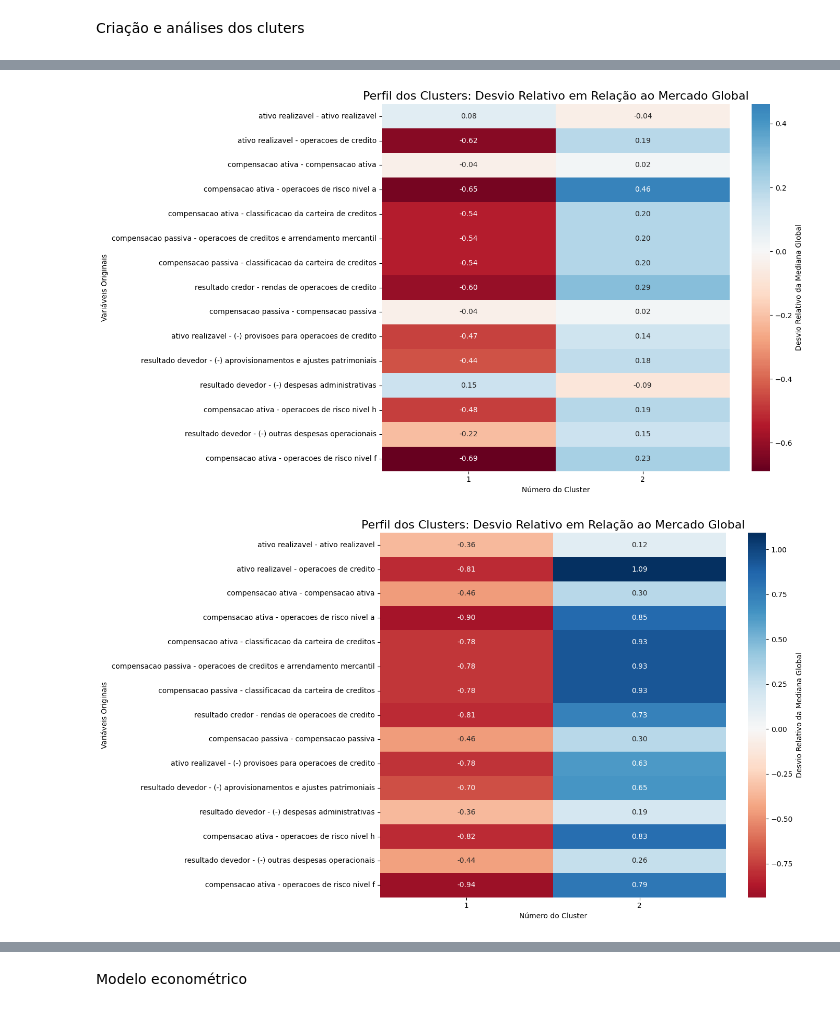
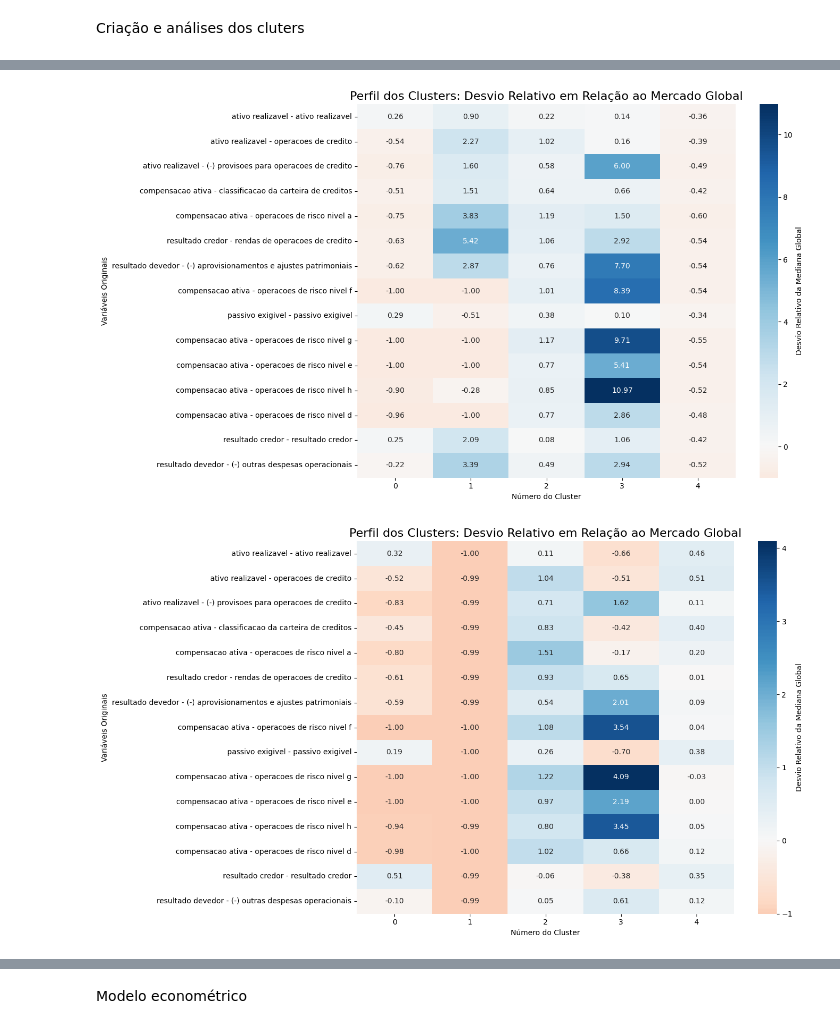
Before and after one commit to hspassos/banking, a Jupyter notebook: statistical_modelling.ipynb, the cells around one changed output, grey strips where cells are left out. Saved outputs shown, nothing was run; the diff lists cells and outputs as text; code cells hidden in the pictures.

Commit message:
Corrigido o uso do X e X_scaled para cada função, implementadas regressões anuais, variaveis que serão usadas para calcular Lerner e arquivo para rodar o modelo apenas para os bancos

```diff
--- a/statistical_modelling.ipynb
+++ b/statistical_modelling.ipynb
@@ -170,9 +170,12 @@ def eliminar_colunas_esparsas(df, df_original):
     print(f"Colunas com > 10% de nulos: {sum(esparsidade > 0.10)}")
     print(f"Colunas com > 20% de nulos: {sum(esparsidade > 0.20)}")
     print(f"Colunas com > 30% de nulos: {sum(esparsidade > 0.30)}")
+    print(f"Colunas com > 40% de nulos: {sum(esparsidade > 0.40)}")
+    print(f"Colunas com > 50% de nulos: {sum(esparsidade > 0.50)}")
 
     # 3. Definir o limiar
-    limiar_corte = 0.30
+    #limiar_corte = 0.30
+    limiar_corte = 0.40
 
     # Identificar colunas a serem removidas
     colunas_para_remover = esparsidade[esparsidade > limiar_corte].index
@@ -304,7 +357,7 @@ from sklearn.preprocessing import StandardScaler
 from sklearn.decomposition import PCA
 
 
-def remover_outliers_por_ano(df_original, df_filtrado, X, X_scaled, limite_desvios, n_componentes_fase1):
+def remover_outliers_por_ano(df_original, df_filtrado, X, limite_desvios, n_componentes_fase1):
     # 1. Separar os identificadores e a matriz numérica (X)
     colunas_id = ['ano', 'cnpj', 'nome', 'taxonomia']
 
@@ -345,7 +398,7 @@ def remover_outliers_por_ano(df_original, df_filtrado, X, X_scaled, limite_desvi
             'PC1 (%)': np.round(variancia_percentual[0], 2),
             'PC2 (%)': np.round(variancia_percentual[1], 2),
             'PC3 (%)': np.round(variancia_percentual[2], 2),
-            'PC4 (%)': np.round(variancia_percentual[3], 2),
+            #'PC4 (%)': np.round(variancia_percentual[3], 2),
             'Acumulada Fase 1 (%)': np.round(np.sum(variancia_percentual), 2)
         })
 
@@ -380,10 +433,10 @@ def remover_outliers_por_ano(df_original, df_filtrado, X, X_scaled, limite_desvi
 
     print("--- Evolução da Variância Explicada no SFN (Ano a Ano) ---")
     print(df_variancia_historica.to_string())
-    return df_original, df_filtrado, X, X_scaled
+    return df_original, df_filtrado, X
 
 # Parâmetros da Fase 1 (Ajuste os desvios e componentes conforme o seu Scree Plot)
 
-df_original, df_filtrado, X, X_scaled = remover_outliers_por_ano(df_original, df_filtrado, X, X_scaled, limite_desvios = 4, n_componentes_fase1 = 4)
+df_original, df_filtrado , X= remover_outliers_por_ano(df_original, df_filtrado, X, limite_desvios = 3, n_componentes_fase1 = 3)
 # %% [output]
 --- Evolução da Variância Explicada no SFN (Ano a Ano) ---
@@ -461,7 +516,9 @@ otimizar_pca_para_kmeans(X_scaled, numero_de_clusters)
 # %%
 # Criação do PCA Final com o Número de Componentes Otimizado
 
-def calcular_pca_final(X_scaled, num_componentes_pca):
+def calcular_pca_final(X, num_componentes_pca):
+    scaler = StandardScaler()
+    X_scaled = scaler.fit_transform(X)
     pca_final = PCA(n_components=num_componentes_pca) # num de componentes do PCA
     X_pca = pca_final.fit_transform(X_scaled)
 
@@ -503,8 +560,8 @@ def calcular_pca_final(X_scaled, num_componentes_pca):
     })
     return X_pca, df_pca_valores, loadings, pca_relevancia
 
-num_componentes_pca = 14
-X_pca, df_pca_valores, loadings, pca_relevancia = calcular_pca_final(X_scaled, num_componentes_pca)
+num_componentes_pca = 17
+X_pca, df_pca_valores, loadings, pca_relevancia = calcular_pca_final(X, num_componentes_pca)
 # %% [markdown]
 Criação e análises dos cluters
 # %%
@@ -543,16 +600,16 @@ df_filtrado, df_original, final_kmeans, cluster_profiles = criar_modelo_kmeans_f
 
 from scipy.stats import kruskal
 
-def calcular_kruskal_clusters(df, coluna_cluster):
+def calcular_kruskal_clusters(clusters, coluna_cluster):
     resultados = []
 
     # Seleciona apenas variáveis numéricas (ignorando a coluna do cluster)
-    colunas_numericas = df.select_dtypes(include=['float64', 'int64']).columns
+    colunas_numericas = clusters.select_dtypes(include=['float64', 'int64']).columns
     colunas_numericas = [col for col in colunas_numericas if col != coluna_cluster]
 
     for coluna in colunas_numericas:
         # Separa a variável em listas, uma para cada cluster, removendo os NaNs
-        grupos = [grupo[coluna].dropna() for nome, grupo in df.groupby(coluna_cluster)]
+        grupos = [grupo[coluna].dropna() for nome, grupo in clusters.groupby(coluna_cluster)]
 
         # Como o Kruskal exige pelo menos 2 grupos com dados, fazemos uma checagem
         if len(grupos) > 1:
@@ -572,7 +629,7 @@ def calcular_kruskal_clusters(df, coluna_cluster):
 
 # Vamos supor que o teste de Kruskal revelou que 'iip' e 'reser' são as melhores variáveis.
 def plotar_boxplots_por_cluster(clusters):
-    variaveis_top = ['compensacao ativa - operacoes de risco nivel a', 'ativo realizavel - operacoes de credito'] # Substitua pelas variáveis do topo da sua tabela
+    variaveis_top = ['ativo realizavel - ativo realizavel', 'ativo realizavel - operacoes de credito'] # Substitua pelas variáveis do topo da sua tabela
 
     # Configura o tamanho da figura para caber vários gráficos
     plt.figure(figsize=(12, 5 * len(variaveis_top)))
@@ -629,11 +686,12 @@ Passing `palette` without assigning `hue` is deprecated and will be removed in v
 # Criando o Heatmap de Perfil dos Clusters com as Variáveis Originais
 
 def plotar_heatmap_perfil_clusters(clusters, kruskal):
-    clusters_filtrado = clusters[clusters['Cluster'] != 3].copy()
-    clusters_filtrado = clusters_filtrado[clusters_filtrado['Cluster'] != 0]
+    clusters_filtrado = clusters.copy()
+#    clusters_filtrado = clusters_filtrado[clusters_filtrado['Cluster'] != 0]
 #    clusters_filtrado = clusters_filtrado[clusters_filtrado['Cluster'] != 1]
 #    clusters_filtrado = clusters_filtrado[clusters_filtrado['Cluster'] != 2]
-    clusters_filtrado = clusters_filtrado[clusters_filtrado['Cluster'] != 4]
+#    clusters_filtrado = clusters_filtrado[clusters_filtrado['Cluster'] != 3]
+#    clusters_filtrado = clusters_filtrado[clusters_filtrado['Cluster'] != 4]
 
     # 1. Pegue as 15 variáveis mais importantes do seu teste de Kruskal-Wallis
     # (Assumindo que df_importancia é o resultado do código anterior)
@@ -649,35 +707,35 @@ def plotar_heatmap_perfil_clusters(clusters, kruskal):
     # 2. Calcule a mediana global para essas 15 variáveis
     mediana_global = clusters_filtrado[top_15_variaveis].median()
 
     # 3. Calcule a mediana de cada cluster para essas 15 variáveis
     mediana_clusters = clusters_filtrado.groupby('Cluster')[top_15_variaveis].median()
 
     # 4. Calcule a variação percentual (ou relativa) do cluster vs o global
     # Isso normaliza os dados para o gráfico: 0 = igual ao global, > 0 acima, < 0 abaixo
     desvio_relativo = (mediana_clusters - mediana_global) / mediana_global.abs().replace(0, 1e-9) # Evita divisão por zero
 
     # 5. Plota o Heatmap
     plt.figure(figsize=(14, 8))
     sns.heatmap(desvio_relativo.T, # Transposto para variáveis ficarem nas linhas
                 cmap='RdBu',       # Vermelho para abaixo da média, Azul para acima
                 center=0,          # O branco será exatamente a média global
                 annot=True,        # Mostra os números no gráfico
                 fmt=".2f",         # 2 casas decimais
                 cbar_kws={'label': 'Desvio Relativo da Mediana Global'})
 
     plt.title('Perfil dos Clusters: Desvio Relativo em Relação ao Mercado Global', fontsize=16)
     plt.xlabel('Número do Cluster')
     plt.ylabel('Variáveis Originais')
     plt.tight_layout()
     plt.show()
 
 
 plotar_heatmap_perfil_clusters(df_filtrado, kruskal)
 #plotar_heatmap_perfil_clusters(df_filtrado_clusters_fixos, kruskal)
 plotar_heatmap_perfil_clusters(df_original, kruskal)
 # %% [output]
-[figure, old version]
+[figure, new version]
-[figure, old version]
+[figure, new version]
 # %%
 # Teste de hipótese para comparar contas entre clusters usando o Teste T de Welch e o Teste de Mann-Whitney
 
```
Also changed, not shown: parts of 29 cells of this notebook, 13 other files.
